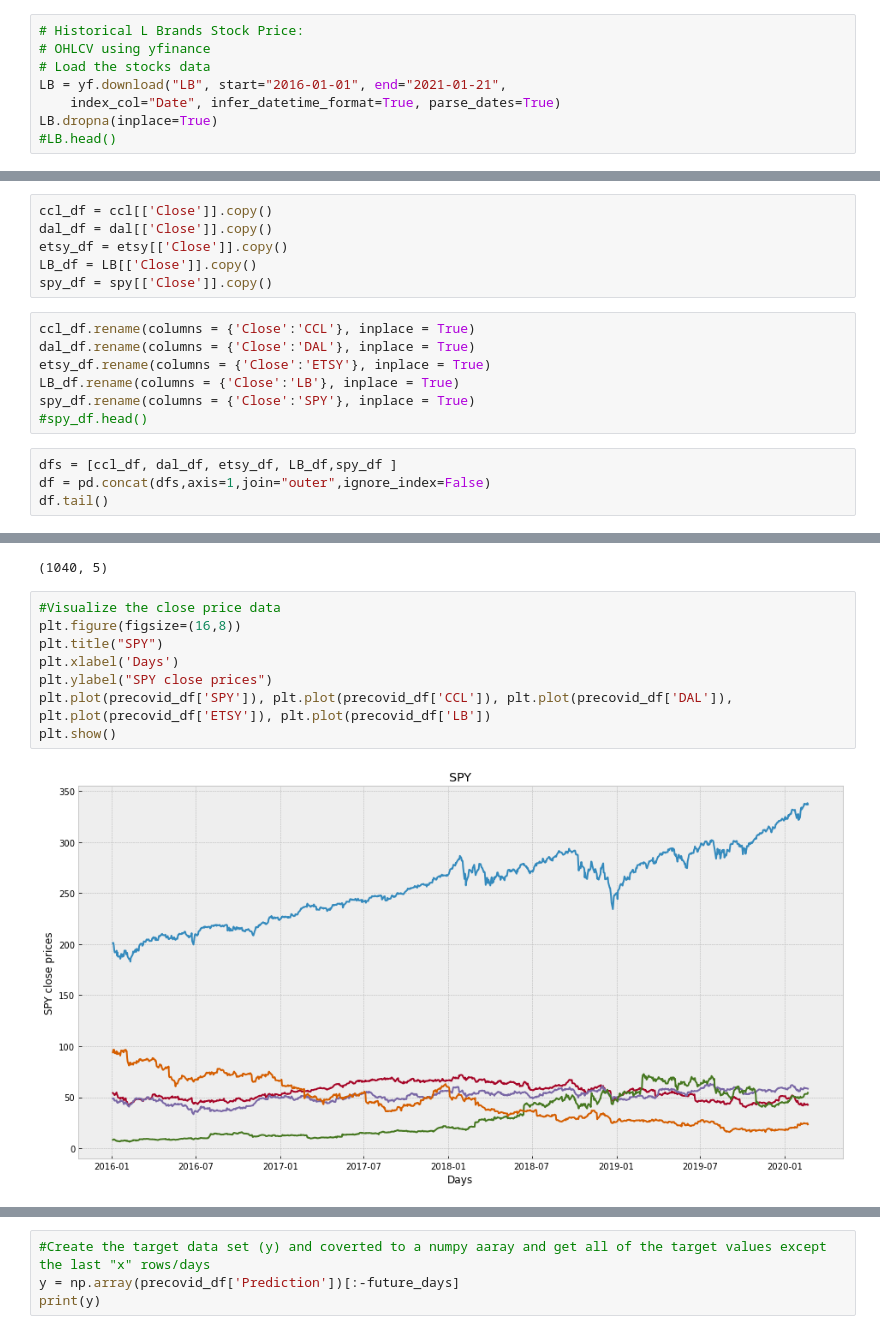
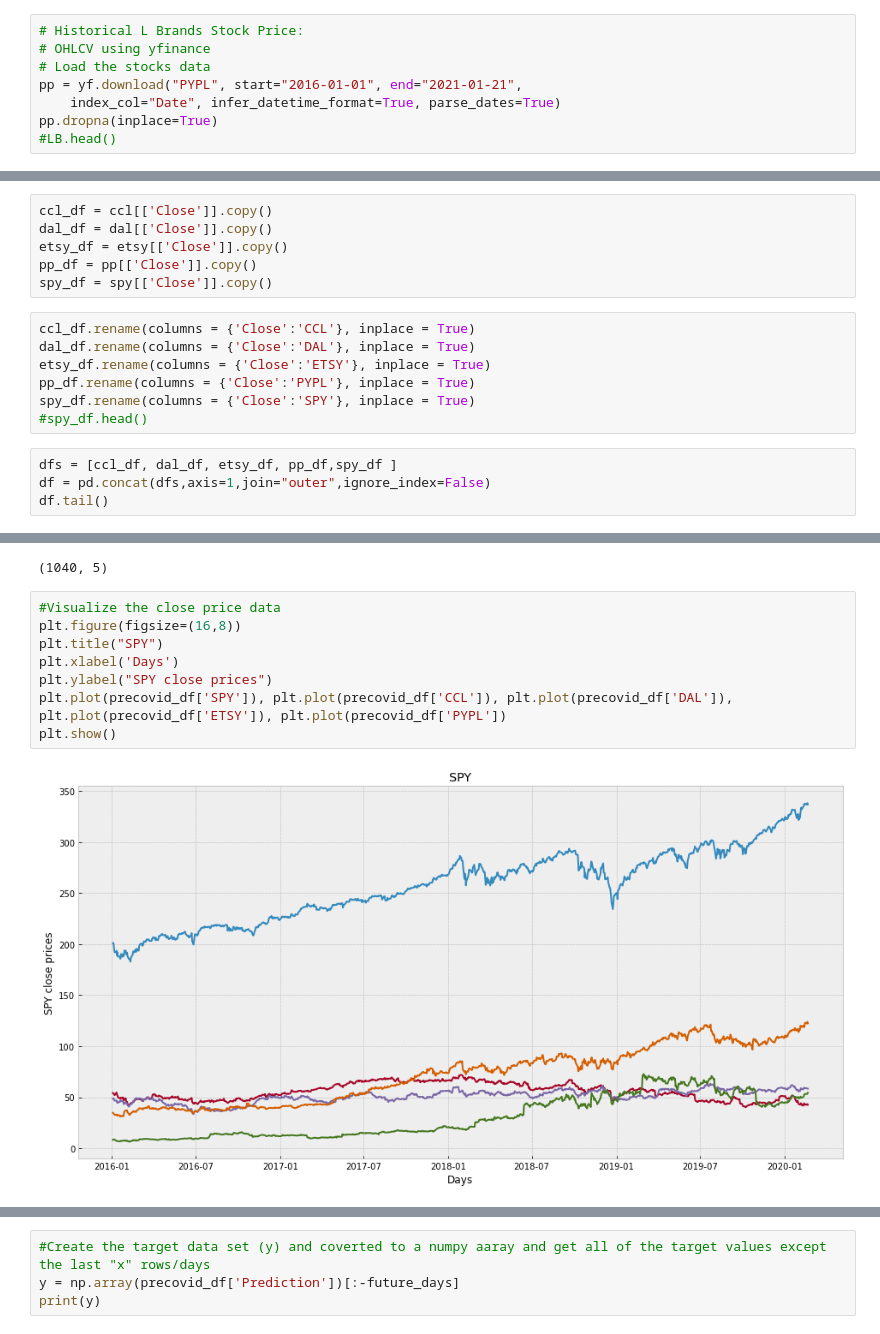
Before and after one commit to adriennestark/project2_team8, a Jupyter notebook: Tree_decision_ LR_stock_predictor.ipynb, the cells around one changed output, grey strips where cells are left out. Cells and saved outputs as stored; diff of their text form.

```diff
--- a/Tree_decision_ LR_stock_predictor.ipynb
+++ b/Tree_decision_ LR_stock_predictor.ipynb
@@ -49,9 +50,9 @@ etsy.dropna(inplace=True)
 # Historical L Brands Stock Price:
 # OHLCV using yfinance
 # Load the stocks data
-LB = yf.download("LB", start="2016-01-01", end="2021-01-21",
+pp = yf.download("PYPL", start="2016-01-01", end="2021-01-21",
     index_col="Date", infer_datetime_format=True, parse_dates=True)
-LB.dropna(inplace=True)
+pp.dropna(inplace=True)
 #LB.head()
 # %% [output]
 [*********************100%***********************]  1 of 1 completed
@@ -69,17 +70,17 @@ spy.dropna(inplace=True)
 ccl_df = ccl[['Close']].copy()
 dal_df = dal[['Close']].copy()
 etsy_df = etsy[['Close']].copy()
-LB_df = LB[['Close']].copy()
+pp_df = pp[['Close']].copy()
 spy_df = spy[['Close']].copy()
 # %%
 ccl_df.rename(columns = {'Close':'CCL'}, inplace = True)
 dal_df.rename(columns = {'Close':'DAL'}, inplace = True)
 etsy_df.rename(columns = {'Close':'ETSY'}, inplace = True)
-LB_df.rename(columns = {'Close':'LB'}, inplace = True)
+pp_df.rename(columns = {'Close':'PYPL'}, inplace = True)
 spy_df.rename(columns = {'Close':'SPY'}, inplace = True)
 #spy_df.head()
 # %%
-dfs = [ccl_df, dal_df, etsy_df, LB_df,spy_df ]
+dfs = [ccl_df, dal_df, etsy_df, pp_df,spy_df ]
 df = pd.concat(dfs,axis=1,join="outer",ignore_index=False)
 df.tail()
 # %% [output]
@@ -121,13 +122,13 @@ precovid_df.shape
 # %%
 #Visualize the close price data
 plt.figure(figsize=(16,8))
 plt.title("SPY")
 plt.xlabel('Days')
 plt.ylabel("SPY close prices")
-plt.plot(precovid_df['SPY']), plt.plot(precovid_df['CCL']), plt.plot(precovid_df['DAL']), plt.plot(precovid_df['ETSY']), plt.plot(precovid_df['LB'])
+plt.plot(precovid_df['SPY']), plt.plot(precovid_df['CCL']), plt.plot(precovid_df['DAL']), plt.plot(precovid_df['ETSY']), plt.plot(precovid_df['PYPL'])
 plt.show()
 # %% [output]
-[figure, old version]
+[figure, new version]
 # %%
 # Creating a variable to predict the 'x' days out into the future
 future_days = 25
```
Also changed, not shown: parts of 11 cells of this notebook, 1 other file.
